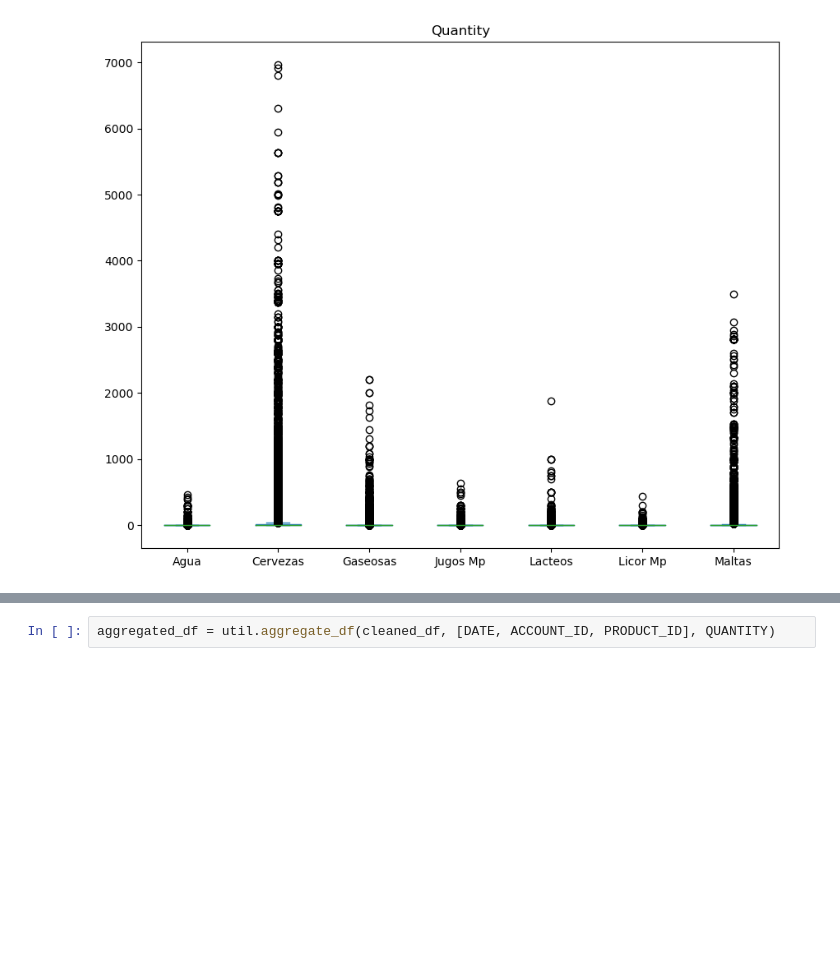
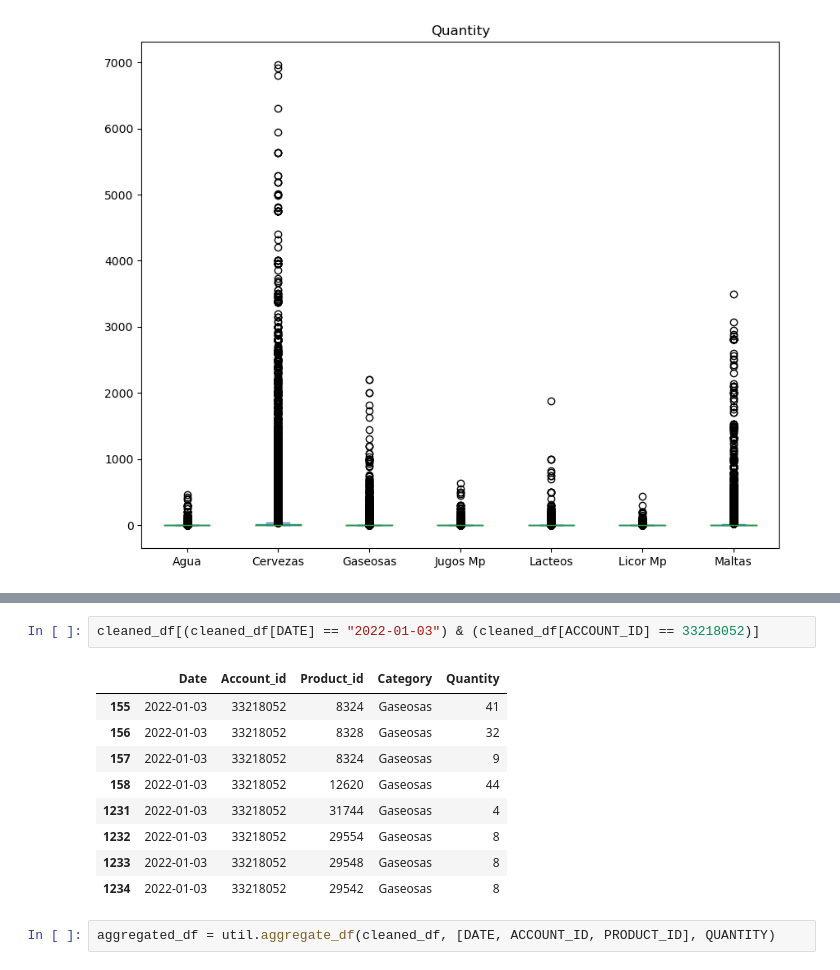
Before and after one commit to EliuthLoga/ABInBevAnalytics, a Jupyter notebook: com/analitics/DataDescriptionReport.ipynb, the cells around one changed output, grey strips where cells are left out. Saved outputs shown, nothing was run; the diff lists cells and outputs as text; blank space fills up the shorter version.

```diff
--- a/com/analitics/DataDescriptionReport.ipynb
+++ b/com/analitics/DataDescriptionReport.ipynb
@@ -228,2 +235,14 @@ dtype: object
+# %%
+cleaned_df[(cleaned_df[DATE] == "2022-01-03") & (cleaned_df[ACCOUNT_ID] == 33218052)]
+# %% [output]
+|  | Date | Account_id | Product_id | Category | Quantity |
+| 155 | 2022-01-03 | 33218052 | 8324 | Gaseosas | 41 |
+| 156 | 2022-01-03 | 33218052 | 8328 | Gaseosas | 32 |
+| 157 | 2022-01-03 | 33218052 | 8324 | Gaseosas | 9 |
+| 158 | 2022-01-03 | 33218052 | 12620 | Gaseosas | 44 |
+| 1231 | 2022-01-03 | 33218052 | 31744 | Gaseosas | 4 |
+| 1232 | 2022-01-03 | 33218052 | 29554 | Gaseosas | 8 |
+| 1233 | 2022-01-03 | 33218052 | 29548 | Gaseosas | 8 |
+| 1234 | 2022-01-03 | 33218052 | 29542 | Gaseosas | 8 |
 # %%
 aggregated_df = util.aggregate_df(cleaned_df, [DATE, ACCOUNT_ID, PRODUCT_ID], QUANTITY)
```
Also changed, not shown: parts of 23 cells of this notebook.
